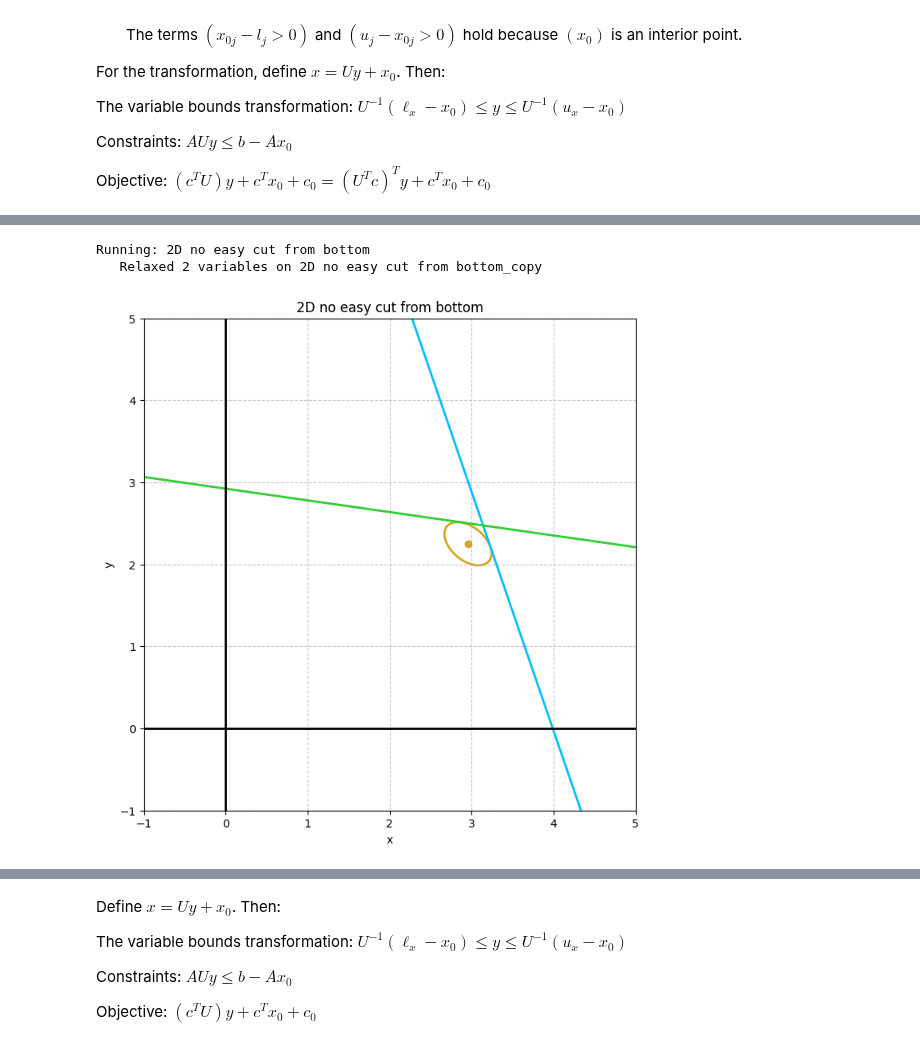
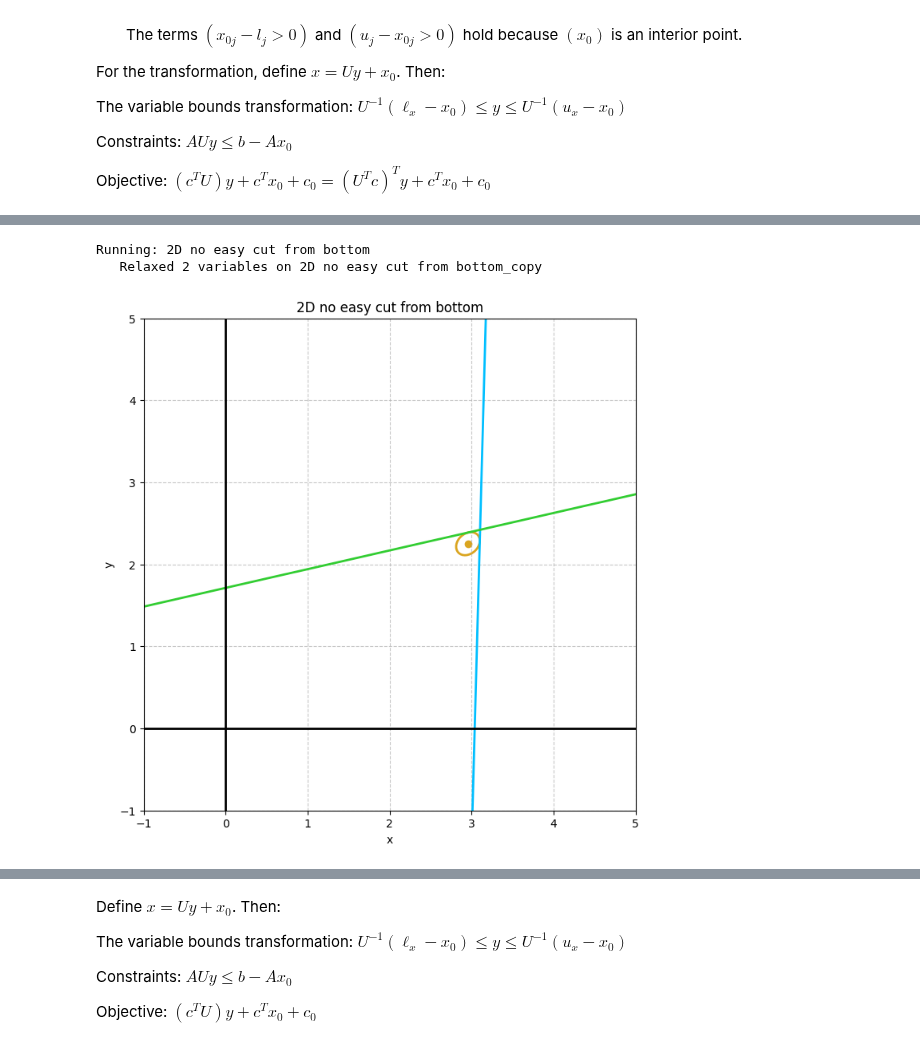
Before and after one commit to BrannonKing/intersection_cuts, a Jupyter notebook: dikin_for_basis_improvement.ipynb, the cells around one changed output, grey strips where cells are left out. Saved outputs shown, nothing was run; the diff lists cells and outputs as text; code cells hidden in the pictures.

```diff
--- a/dikin_for_basis_improvement.ipynb
+++ b/dikin_for_basis_improvement.ipynb
@@ -162,7 +162,8 @@ for instance in list(instances.values())[0:3]:
     # x2, its = du.reverse_interior_point_gpt2(A, b, c, l, u, x, y, target_distance=np.sqrt(int_vars.size) * 0.4,
     #                                          infinity=10, is_maximizing=model.ModelSense == gp.GRB.MAXIMIZE)
     print("   Retreat to:", x2)
-    fig = pu.plot_constraints_lte(model.ModelName, A, b, lb, ub, points=[x2[:2]])
+    senses = np.array(model.getAttr("Sense"))
+    fig = pu.plot_constraints_lte(model.ModelName, A, b, lb, ub, senses, points=[x2[:2]])
     du.plot_ellipse(A, b, lb, ub, x2, fig=fig)
 
     # gu.standardize_gt_to_lt(copy)
@@ -235,9 +236,7 @@ def apply_transform(old_model: gp.Model, U: np.ndarray, x0: np.ndarray, basis=No
     if basis is None and U.shape != (num_vars, num_vars):
         raise ValueError("Unimodular matrix must have dimensions matching the number of variables.")
 
-    U_inv = np.linalg.inv(U)
-
-     # Get original data
+    # Get original data
     A = old_model.getA()  # Constraint coefficient matrix (as a scipy.sparse matrix)
     b = old_model.getAttr("RHS")  # Right-hand side vector
     sense = old_model.getAttr("Sense")  # Constraint senses (<=, >=, =)
@@ -264,7 +263,7 @@ def apply_transform(old_model: gp.Model, U: np.ndarray, x0: np.ndarray, basis=No
         variables = [variables[i] for i in new_order]
         x0 = x0[new_order]
         eye = sp.eye(num_vars - len(basis))
-        U_inv = sp.block_diag([U_inv, eye], format='csr')
+        # U_inv = sp.block_diag([U_inv, eye], format='csr')
         U = sp.block_diag([U, eye], format='csr')
         # columns of A must also be sorted to match the new basis
         A = A[:, new_order]
@@ -279,39 +278,39 @@ def apply_transform(old_model: gp.Model, U: np.ndarray, x0: np.ndarray, basis=No
             vtypes.append(v.VType)
     vtypes = np.array(vtypes)
 
-    lb[lb < -gp.GRB.INFINITY] = -gp.GRB.INFINITY  # we can't have infinities when we multiply by 0
-    ub[ub > gp.GRB.INFINITY] = gp.GRB.INFINITY
+    # lb[lb < -gp.GRB.INFINITY] = -gp.GRB.INFINITY  # we can't have infinities when we multiply by 0
+    # ub[ub > gp.GRB.INFINITY] = gp.GRB.INFINITY
 
     # we translate it by x0, do the transform, then transform it back -x0
-    tail = (x0 - U @ x0)
-
-    lb = U @ lb + tail
-    ub = U @ ub + tail
+    tail = U @ x0 - x0
+    lb += tail
+    ub += tail
 
     # Create a new model
     new_model = gp.Model(name=f"{old_model.ModelName}_transformed")
 
     # Add new variables y corresponding to the transformed space
-    y_vars = new_model.addMVar(num_vars, lb=lb, ub=ub, vtype=vtypes, name=f"y")
+    y_vars = new_model.addMVar(num_vars, lb=-gp.GRB.INFINITY, vtype=vtypes, name=f"y")
+    new_model.addConstr(lb <= U @ y_vars, name="lb")
+    new_model.addConstr(ub >= U @ y_vars, name="ub")
 
-    A_transformed = A @ U_inv
-    b_deduction = A_transformed @ tail
+    A_transformed = A @ U
+    b_deduction = A @ tail
 
     # Add the transformed constraints AUy <= b (or other senses)
     for i in range(A_transformed.shape[0]):
         expr = A_transformed[i, :] @ y_vars
         if sense[i] == '<':
-            new_model.addConstr(expr <= b[i] - b_deduction[i])
+            new_model.addConstr(expr <= b[i] + b_deduction[i], name=f"lt_{i}")
         elif sense[i] == '>':
-            new_model.addConstr(expr >= b[i] - b_deduction[i])
+            new_model.addConstr(expr >= b[i] + b_deduction[i], name=f"gt_{i}")
         elif sense[i] == '=':
-            new_model.addConstr(expr == b[i] - b_deduction[i])
+            new_model.addConstr(expr == b[i] + b_deduction[i], name=f"eq_{i}")
 
     # Transform the objective
     obj_coeffs = np.array([v.Obj for v in variables])  # more efficient way?
-    transformed_obj = obj_coeffs @ U_inv  # Transform the objective coefficients
     obj = model.getObjective()
-    new_model.setObjective(transformed_obj @ y_vars + obj_coeffs @ x0 + obj.getConstant(), old_model.ModelSense)
+    new_model.setObjective(obj_coeffs @ U @ y_vars - obj_coeffs @ tail + obj.getConstant(), old_model.ModelSense)
 
     return new_model
 
@@ -462,36 +512,37 @@ for instance in list(instances.values())[1:2]:
     # But there's probably not too many of those.
     # I could just choose the first n columns or I could choose a random set.
     # Ideally I would choose the columns that are most orthogonal to the direction vector.
     # Code to do that would be:
     if tableau.shape[1] > tableau.shape[0]:
         keepers = np.argsort(np.abs(np.dot(tableau.T, direction).flatten()))[::-1]
         tableau = tableau[:, keepers[:tableau.shape[0]]]
 
-    scaled = exp_scale_2(tableau, direction, eps=1)  # could negate dir or tableau
+    scaled = exp_scale_2(tableau, direction, eps=2)  # could negate dir or tableau
     # scaled = to_det_1(scaled)
     # orig = scaled.copy()
     # B2, U = du.lll_reduction_deepseek(scaled)
     U = scaled # du.CLLL_Post(scaled)
 
     # either we make the matrix big enough for all variables, or we make it only apply to the basis variables.
     # if we do the former, I don't have to drop any columns. However, that's likely much larger and requires sparse handling.
 
     model2 = apply_transform(model, U, -x2, basis)  # np.zeros_like(x2)
     A, b, c, l, u = get_A_b_c_l_u(model2)
     # model2.params.LogToConsole = 0
     # model2.optimize()
     # x3 = np.array([v.X for v in model2.getVars()])
     # # return it to original space:
     # U_inv = np.linalg.inv(U)
     # x4 = U_inv @ (x3 - (x2 - U @ x2))
     # print("X3, X4", x3, x4)
 
-    fig = pu.plot_constraints_lte(model.ModelName, A, b, l, u, points=[x2[:2]])
+    senses = np.array(model2.getAttr("Sense"))
+    fig = pu.plot_constraints_lte(model.ModelName, A, b, l, u, senses, points=[x2[:2]])
     du.plot_ellipse(A, b, l, u, x2, fig=fig)
 # %% [output]
 Running: 2D no easy cut from bottom
    Relaxed 2 variables on 2D no easy cut from bottom_copy
-[figure, old version]
+[figure, new version]
 # %%
 # make the Dikin ellipsoid be round:
 
```
Also changed, not shown: parts of 3 cells of this notebook, 2 other files.
